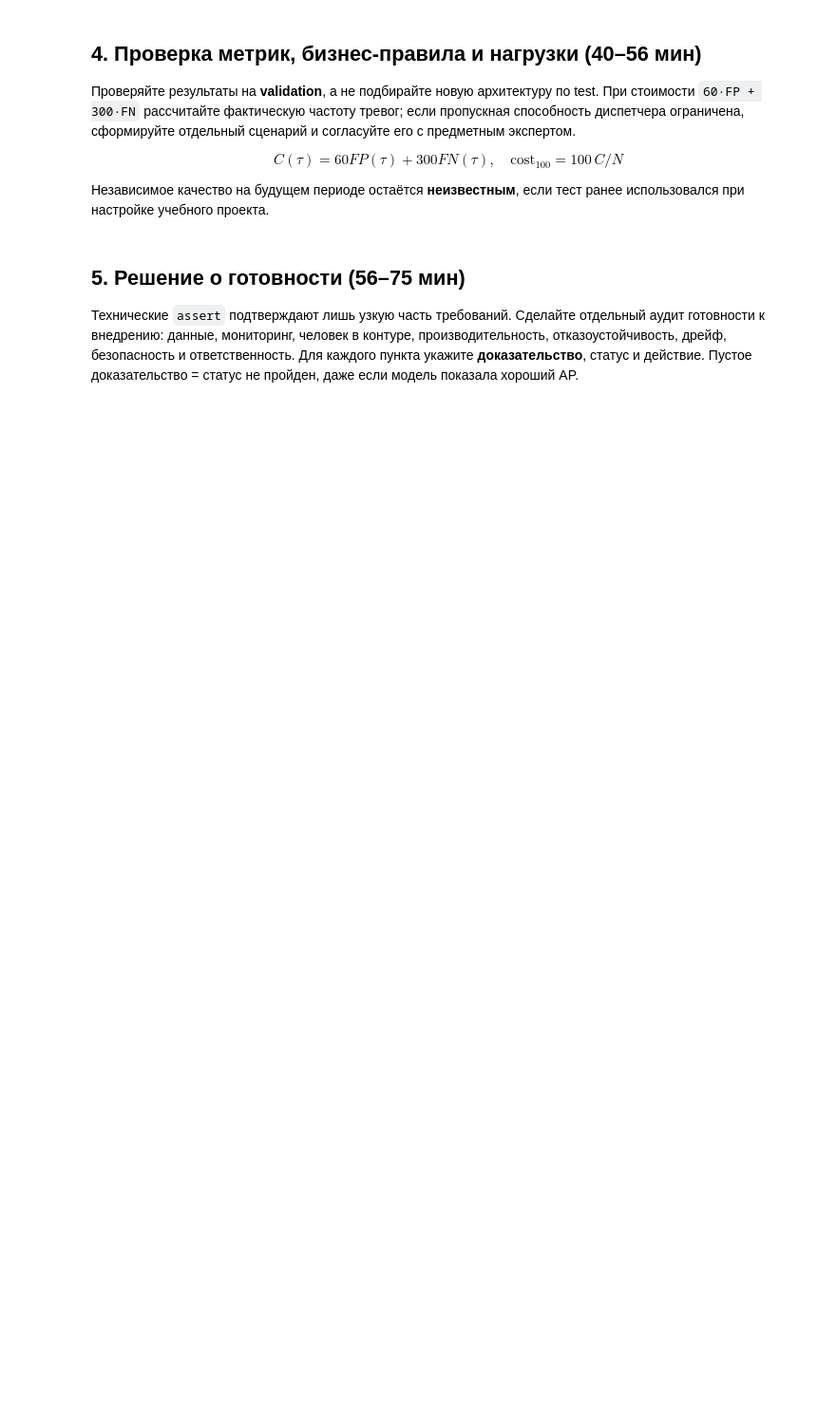
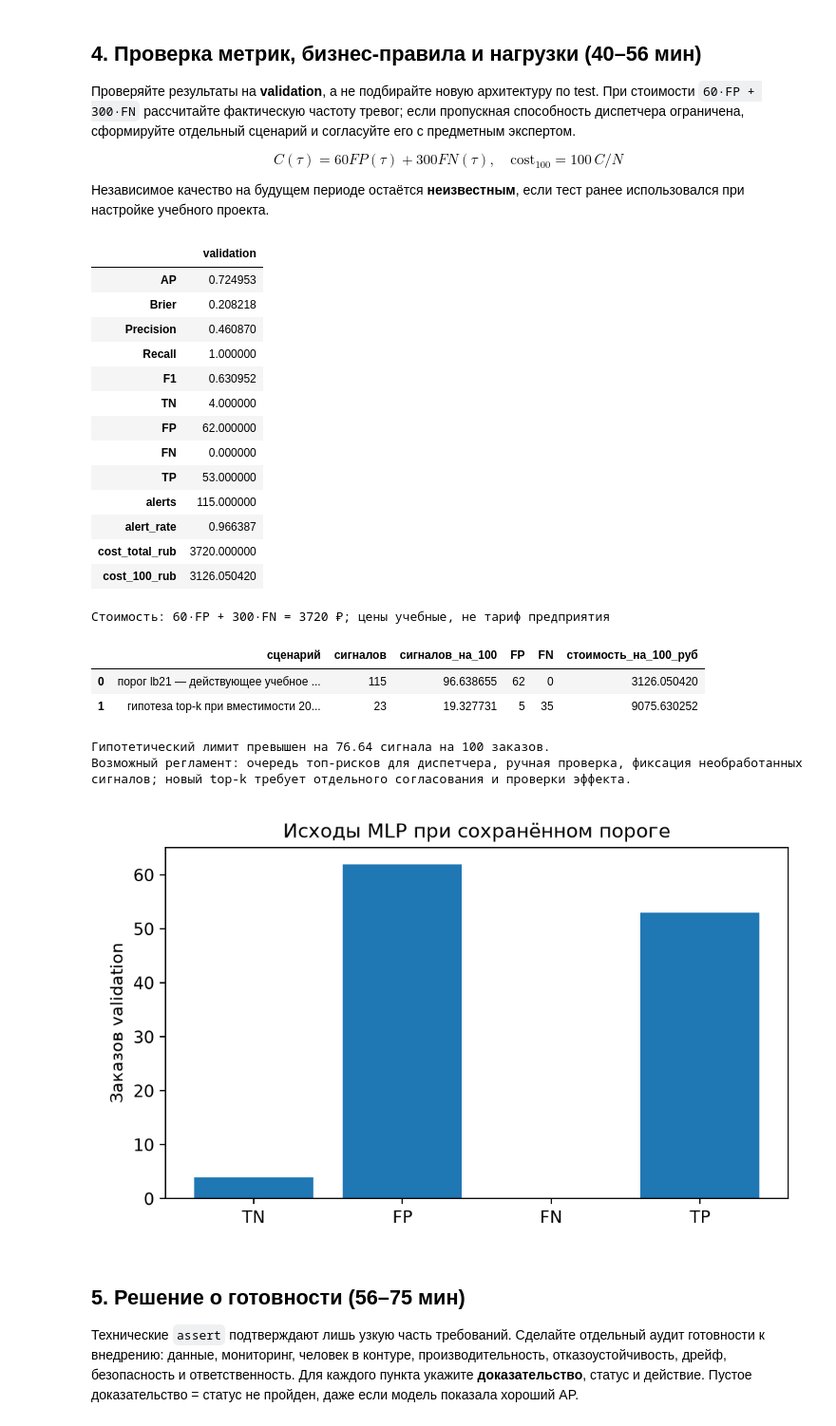
Before and after one commit to Vladislav-Evg-Sid/utmn-master-degree, a Jupyter notebook: tii/lb22/22_student.ipynb, the cells around one changed output. Shown at 95% size. Drawn from its saved outputs; the diff is of its cells as text; code cells hidden in the pictures; blank space fills up the shorter version.

```diff
--- a/tii/lb22/22_student.ipynb
+++ b/tii/lb22/22_student.ipynb
@@ -99,21 +246,65 @@ $$C(\tau)=60FP(\tau)+300FN(\tau),\quad \text{cost}_{100}=100\,C/N$$
 Независимое качество на будущем периоде остаётся **неизвестным**, если тест ранее использовался при настройке учебного проекта.
 # %%
 v=pd.read_csv(R/'validation_predictions.csv')
-tau=float(config['threshold']); pred=(v.p_mlp>=tau).astype(int)
+assert len(v)==manifest['splits']['validation'] and set(v.order_id)==set(parts['validation'].order_id)
+tau=float(config['threshold']);pred=(v.p_mlp>=tau).astype(int)
 tn,fp,fn,tp=confusion_matrix(v.late,pred,labels=[0,1]).ravel()
-metrics={'AP':average_precision_score(v.late,v.p_mlp),'F1':f1_score(v.late,pred,zero_division=0),
- 'Recall':recall_score(v.late,pred,zero_division=0),'Precision':precision_score(v.late,pred,zero_division=0),
- 'Brier':brier_score_loss(v.late,v.p_mlp),'FP':int(fp),'FN':int(fn),'alerts':int(pred.sum()),
- 'alert_rate':float(pred.mean()),'cost_total_rub':int(60*fp+300*fn),'cost_100_rub':float(100*(60*fp+300*fn)/len(v))}
+metrics={'AP':average_precision_score(v.late,v.p_mlp),'Brier':brier_score_loss(v.late,v.p_mlp),
+ 'Precision':precision_score(v.late,pred,zero_division=0),'Recall':recall_score(v.late,pred,zero_division=0),
+ 'F1':f1_score(v.late,pred,zero_division=0),'TN':int(tn),'FP':int(fp),'FN':int(fn),'TP':int(tp),
+ 'alerts':int(pred.sum()),'alert_rate':float(pred.mean()),'cost_total_rub':int(60*fp+300*fn),
+ 'cost_100_rub':float(100*(60*fp+300*fn)/len(v))}
+saved=pd.read_csv(R/'validation_model_comparison.csv').set_index('model').loc['MLP_selected']
+for key,saved_key in [('AP','AP'),('Brier','Brier'),('Precision','precision'),('Recall','recall'),('F1','F1'),
+ ('FP','FP'),('FN','FN'),('cost_100_rub','cost_per_100_rub'),('alert_rate','alert_share')]:
+    assert np.isclose(metrics[key],saved[saved_key],atol=1e-8),f'Расхождение {key}'
+assert metrics['TN']+metrics['FP']+metrics['FN']+metrics['TP']==len(v)
 display(pd.DataFrame([metrics]).T.rename(columns={0:'validation'}))
-# Условная пропускная способность: не более 20 тревог на 100 заказов.
-capacity=20
-excess=max(0,metrics['alert_rate']*100-capacity)
-print(f'Сценарий вместимости: {capacity} сигналов/100 заказов; превышение {excess:.2f} сигналов/100.')
-print('Это не эксплуатационный SLA: неизвестны часы пиков, время реакции и эффект вмешательства.')
-fig,ax=plt.subplots(figsize=(6.4,3.6))
-ax.bar(['TP','FP','FN','TN'],[tp,fp,fn,tn]);ax.set_ylabel('Заказов (validation)');ax.set_title('Распределение исходов при выбранном пороге')
-fig.tight_layout();fig.savefig('predefense_confusion.png',dpi=160);plt.show()
+pd.DataFrame([metrics]).to_csv(OUT/'validation_recalculated.csv',index=False)
+print('Стоимость: 60·FP + 300·FN =',metrics['cost_total_rub'],'₽; цены учебные, не тариф предприятия')
+
+capacity_per_100=20
+k=int(np.floor(capacity_per_100/100*len(v)))
+top=np.zeros(len(v),dtype=int)
+top[np.argsort(-v.p_mlp.to_numpy(),kind='stable')[:k]]=1
+tn_k,fp_k,fn_k,tp_k=confusion_matrix(v.late,top,labels=[0,1]).ravel()
+capacity_table=pd.DataFrame([
+ {'сценарий':'порог lb21 — действующее учебное правило','сигналов':metrics['alerts'],
+  'сигналов_на_100':100*metrics['alert_rate'],'FP':metrics['FP'],'FN':metrics['FN'],
+  'стоимость_на_100_руб':metrics['cost_100_rub']},
+ {'сценарий':'гипотеза top-k при вместимости 20/100','сигналов':int(top.sum()),
+  'сигналов_на_100':100*top.mean(),'FP':int(fp_k),'FN':int(fn_k),
+  'стоимость_на_100_руб':100*(60*fp_k+300*fn_k)/len(v)}])
+display(capacity_table)
+capacity_table.to_csv(OUT/'capacity_scenario.csv',index=False)
+print('Гипотетический лимит превышен на',round(100*metrics['alert_rate']-20,2),'сигнала на 100 заказов.')
+print('Возможный регламент: очередь топ-рисков для диспетчера, ручная проверка, фиксация необработанных сигналов; новый top-k требует отдельного согласования и проверки эффекта.')
+fig,ax=plt.subplots(figsize=(6,3.7))
+ax.bar(['TN','FP','FN','TP'],[tn,fp,fn,tp]);ax.set(ylabel='Заказов validation',title='Исходы MLP при сохранённом пороге')
+fig.tight_layout();fig.savefig('predefense_confusion.png',dpi=170);plt.close(fig)
+display(Image(filename='predefense_confusion.png'))
+# %% [output]
+|  | validation |
+| AP | 0.724953 |
+| Brier | 0.208218 |
+| Precision | 0.460870 |
+| Recall | 1.000000 |
+| F1 | 0.630952 |
+| TN | 4.000000 |
+| FP | 62.000000 |
+| FN | 0.000000 |
+| TP | 53.000000 |
+| alerts | 115.000000 |
+| alert_rate | 0.966387 |
+| cost_total_rub | 3720.000000 |
+| cost_100_rub | 3126.050420 |
+Стоимость: 60·FP + 300·FN = 3720 ₽; цены учебные, не тариф предприятия
+|  | сценарий | сигналов | сигналов_на_100 | FP | FN | стоимость_на_100_руб |
+| 0 | порог lb21 — действующее учебное ... | 115 | 96.638655 | 62 | 0 | 3126.050420 |
+| 1 | гипотеза top-k при вместимости 20... | 23 | 19.327731 | 5 | 35 | 9075.630252 |
+Гипотетический лимит превышен на 76.64 сигнала на 100 заказов.
+Возможный регламент: очередь топ-рисков для диспетчера, ручная проверка, фиксация необработанных сигналов; новый top-k требует отдельного согласования и проверки эффекта.
+[figure, added]
 # %% [markdown]
 ## 5. Решение о готовности (56–75 мин)
 
```
Also changed, not shown: parts of 5 cells of this notebook, 36 other files.
